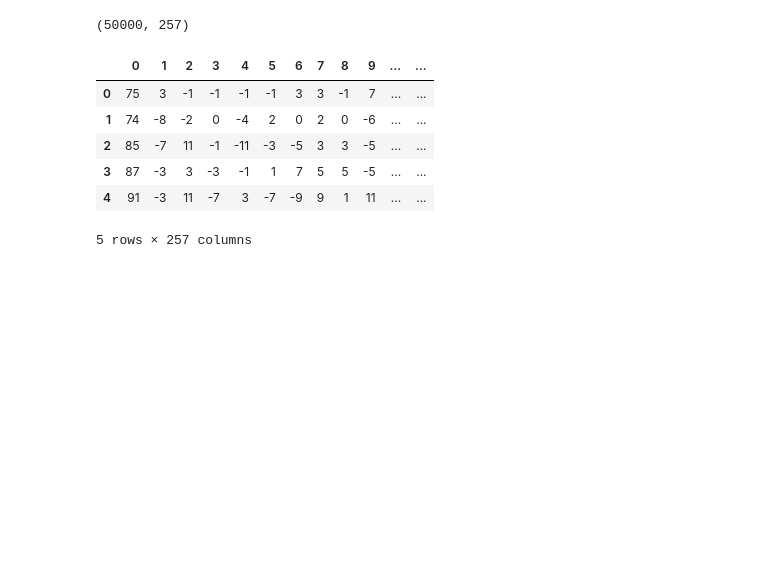
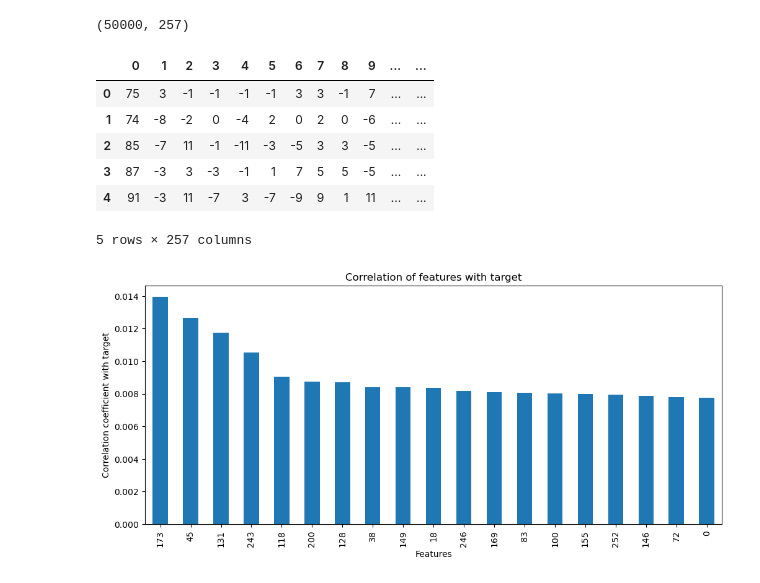
Before and after one commit to mijanr/TabSurvey, a Jupyter notebook: Correlation study.ipynb, the cells around one changed output. Cells and saved outputs as stored; diff of their text form; code cells hidden in the pictures; blank space fills up the shorter version.

Commit message:
corr updated

```diff
--- a/Correlation study.ipynb
+++ b/Correlation study.ipynb
@@ -269,3 +270,19 @@ df_fwht.head()
 | 3 | 87 | -3 | 3 | -3 | -1 | 1 | 7 | 5 | 5 | -5 | ... | ... |
 | 4 | 91 | -3 | 11 | -7 | 3 | -7 | -9 | 9 | 1 | 11 | ... | ... |
 5 rows × 257 columns
+# %%
+#find correlations
+corr_df = df_fwht.corr()[256]
+# %%
+#find absolute values
+corr_df = corr_df.abs()
+# %%
+#find the 20 most correlated features excluding the target
+corr_df.nlargest(20).drop(256).plot.bar(figsize=(12, 5))
+#axes
+plt.xlabel('Features')
+plt.ylabel('Correlation coefficient with target')
+plt.title('Correlation of features with target')
+plt.show()
+# %% [output]
+[figure, added]
```
Also changed, not shown: parts of 1 cell of this notebook.
